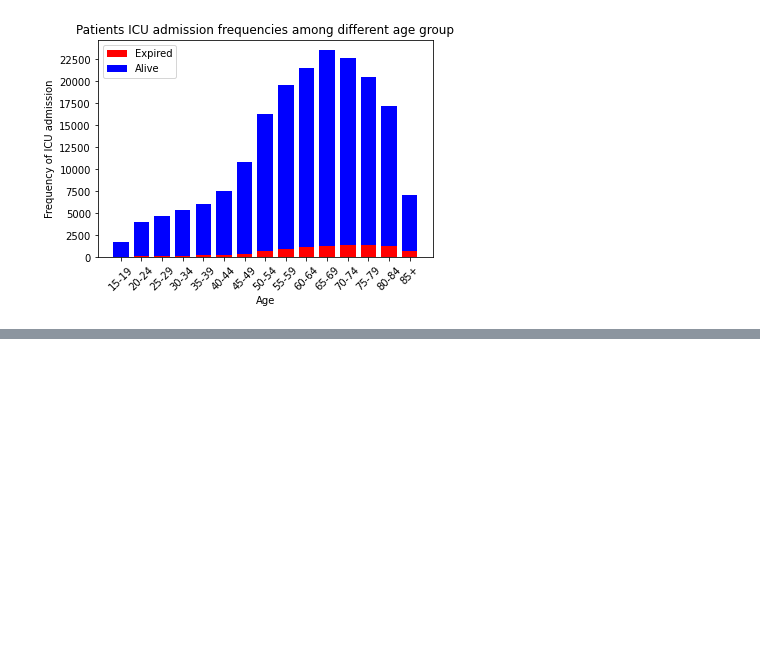
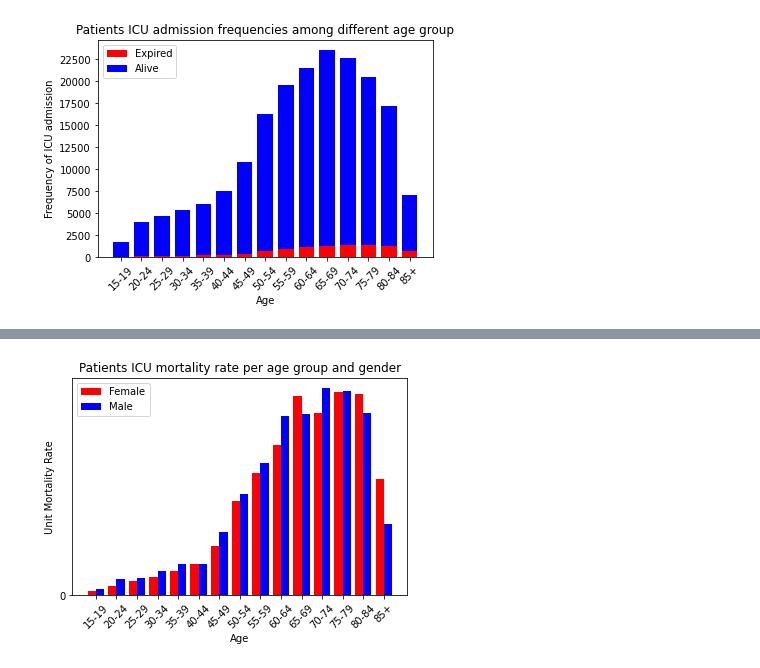
Before and after one commit to sumaiya08/clinical-decision-support, a Jupyter notebook: Plots.ipynb, the cells around one changed output, grey strips where cells are left out. Drawn from its saved outputs; the diff is of its cells as text; code cells hidden in the pictures; blank space fills up the shorter version.

Commit message:
updated plots

```diff
--- a/Plots.ipynb
+++ b/Plots.ipynb
@@ -126,0 +177,18 @@ plt.show()
+# %%
+N=15
+ind = np.arange(N)
+#index = np.arange(len(ages))
+#score_label = np.arange(0,12500,2500)
+width = 0.4
+p1 = plt.bar(ind,mor_fem,width,color="red",label="Female")
+p2 = plt.bar(ind+width,mor_male,width,color="blue",label="Male")
+plt.xlabel('Age')
+plt.ylabel('Unit Mortality Rate')
+plt.title('Patients ICU mortality rate per age group and gender')
+plt.xticks(ind + width/2, ages,rotation =45)
+#plt.set_xticklabels(ages, rotation = 45, ha="right")
+plt.yticks(np.arange(0.0, 0.005))
+plt.legend((p1[0], p2[0]), ('Female', 'Male'))
+plt.show()
+# %% [output]
+[figure, added]
```
Also changed, not shown: parts of 1 cell of this notebook.
